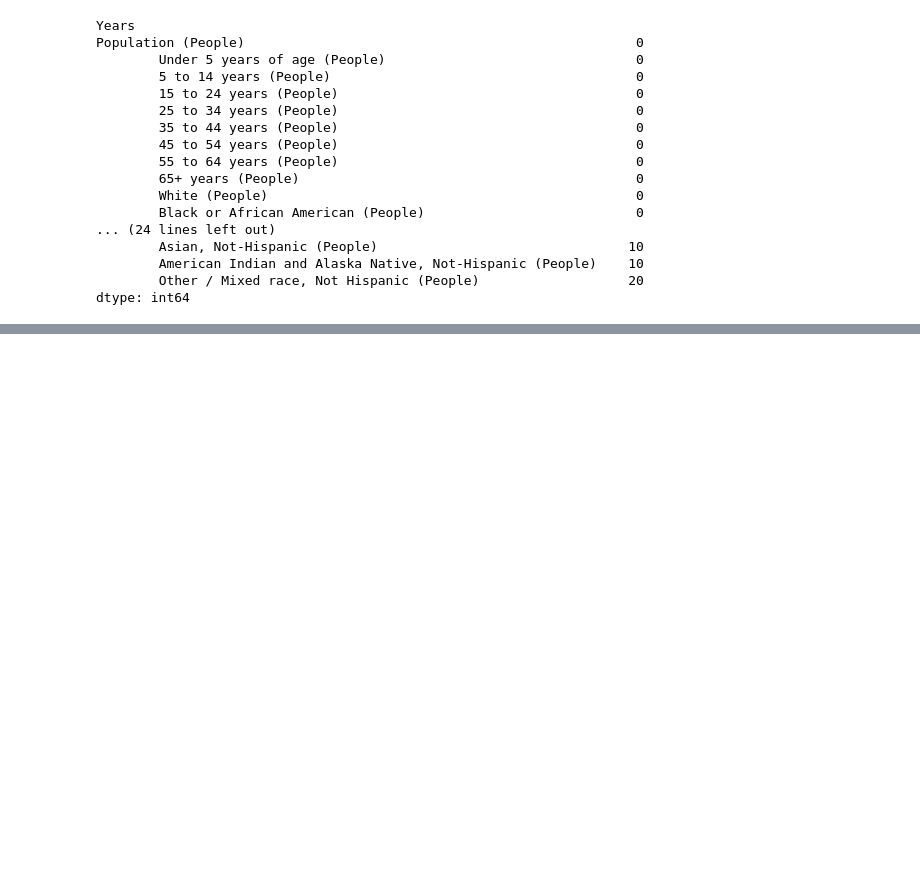
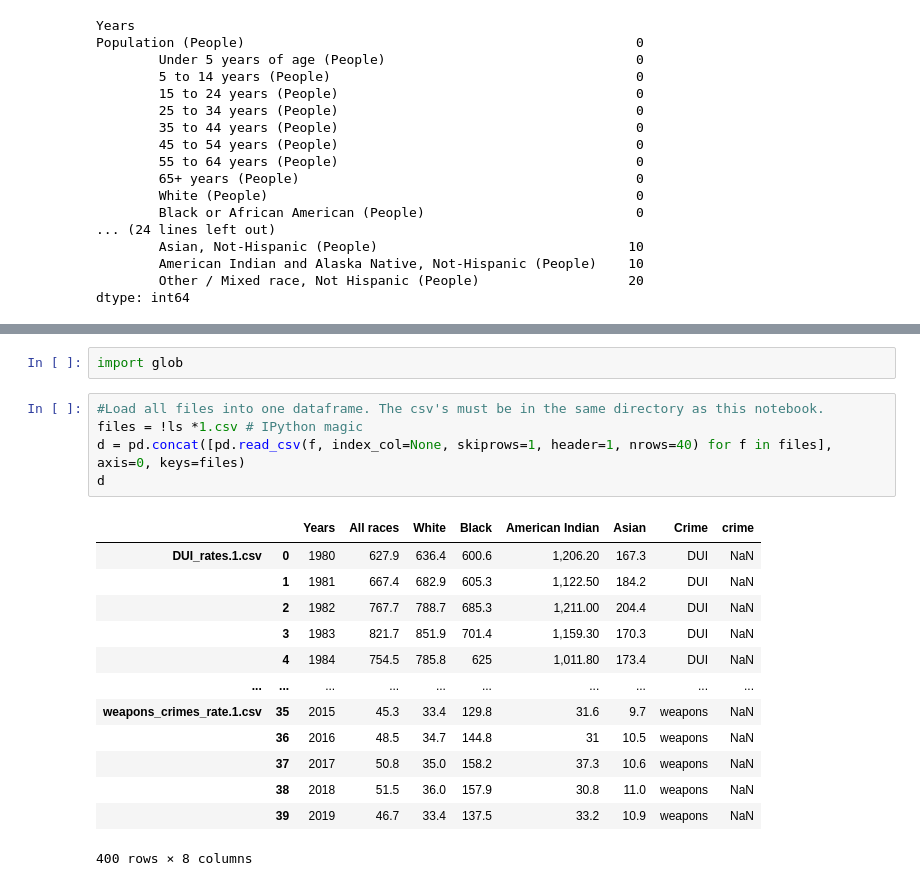
Before and after one commit to COMP4447Team/crime, a Jupyter notebook: finalproject.ipynb, the cells around one changed output, grey strips where cells are left out. Cells and saved outputs as stored; diff of their text form; blank space fills up the shorter version.

```diff
--- a/finalproject.ipynb
+++ b/finalproject.ipynb
@@ -397,0 +404,21 @@ dtype: int64
+# %%
+import glob
+# %%
+#Load all files into one dataframe. The csv's must be in the same directory as this notebook.
+files = !ls *1.csv # IPython magic
+d = pd.concat([pd.read_csv(f, index_col=None, skiprows=1, header=1, nrows=40) for f in files], axis=0, keys=files)
+d
+# %% [output]
+|  |  | Years | All races | White | Black | American Indian | Asian | Crime | crime |
+| DUI_rates.1.csv | 0 | 1980 | 627.9 | 636.4 | 600.6 | 1,206.20 | 167.3 | DUI | NaN |
+|  | 1 | 1981 | 667.4 | 682.9 | 605.3 | 1,122.50 | 184.2 | DUI | NaN |
+|  | 2 | 1982 | 767.7 | 788.7 | 685.3 | 1,211.00 | 204.4 | DUI | NaN |
+|  | 3 | 1983 | 821.7 | 851.9 | 701.4 | 1,159.30 | 170.3 | DUI | NaN |
+|  | 4 | 1984 | 754.5 | 785.8 | 625 | 1,011.80 | 173.4 | DUI | NaN |
+| ... | ... | ... | ... | ... | ... | ... | ... | ... | ... |
+| weapons_crimes_rate.1.csv | 35 | 2015 | 45.3 | 33.4 | 129.8 | 31.6 | 9.7 | weapons | NaN |
+|  | 36 | 2016 | 48.5 | 34.7 | 144.8 | 31 | 10.5 | weapons | NaN |
+|  | 37 | 2017 | 50.8 | 35.0 | 158.2 | 37.3 | 10.6 | weapons | NaN |
+|  | 38 | 2018 | 51.5 | 36.0 | 157.9 | 30.8 | 11.0 | weapons | NaN |
+|  | 39 | 2019 | 46.7 | 33.4 | 137.5 | 33.2 | 10.9 | weapons | NaN |
+400 rows × 8 columns
```
Also changed, not shown: parts of 5 cells of this notebook, 1 other file.
